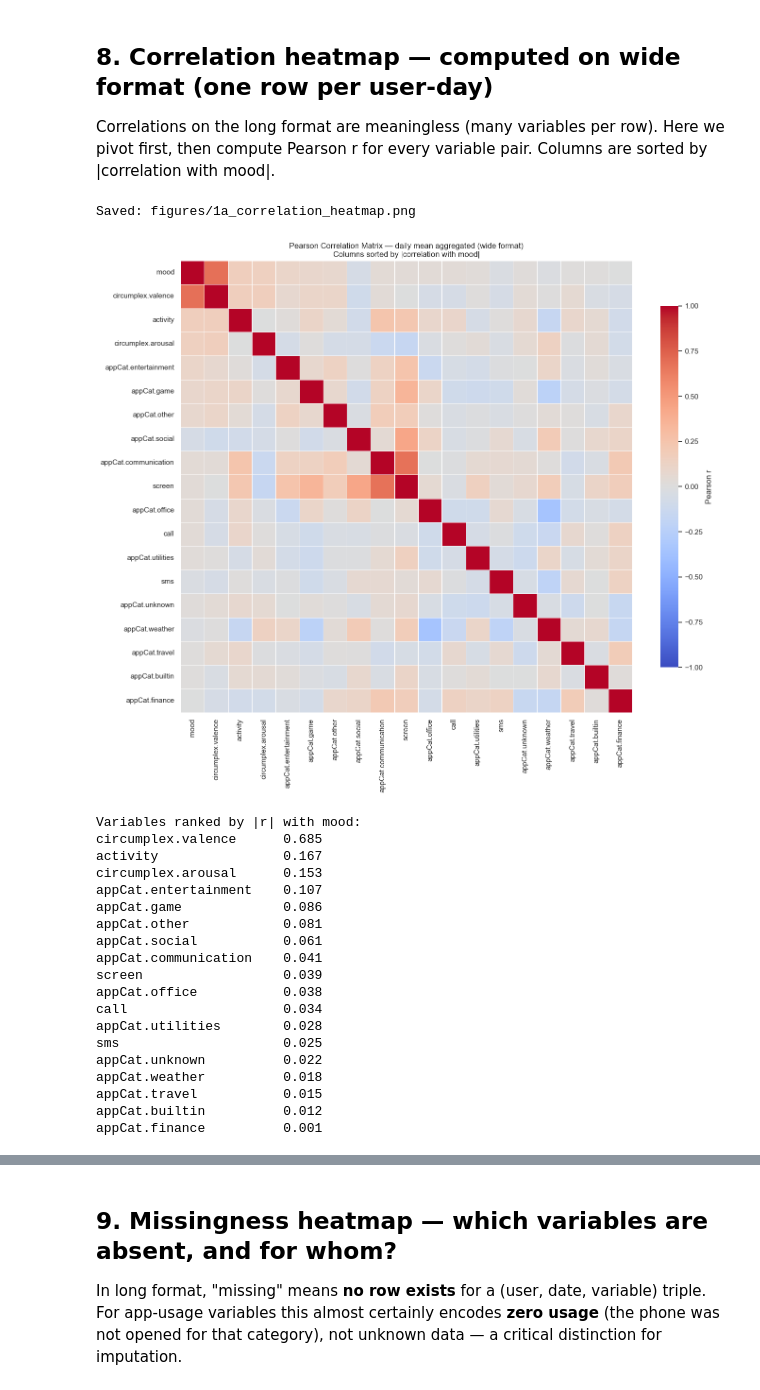
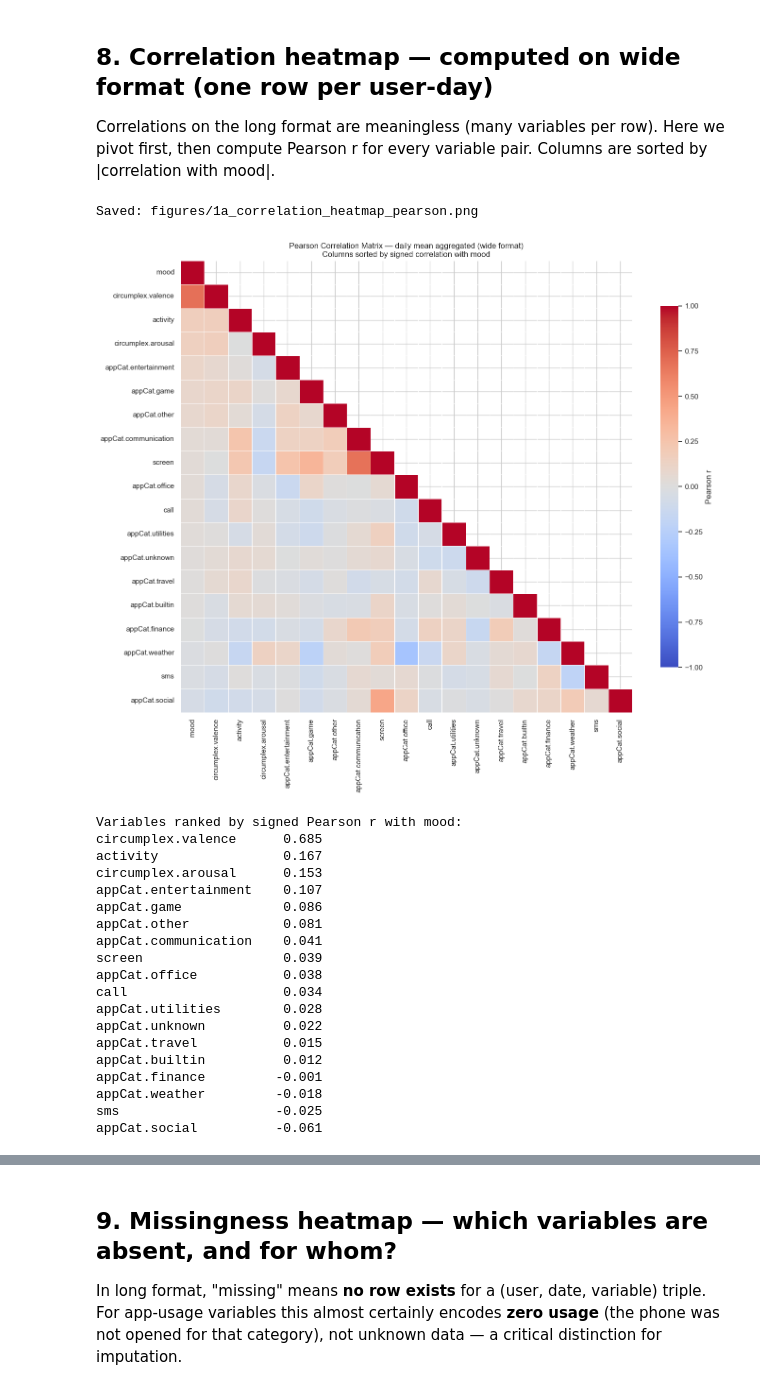
Before and after one commit to MatteoPostiferi999/DataMiningAssignment1, a Jupyter notebook: notebooks/1a_eda.ipynb, the cells around one changed output, grey strips where cells are left out. Saved outputs shown, nothing was run; the diff lists cells and outputs as text; code cells hidden in the pictures.

```diff
--- a/notebooks/1a_eda.ipynb
+++ b/notebooks/1a_eda.ipynb
@@ -629,45 +698,47 @@ dtype: int64
 
 Correlations on the long format are meaningless (many variables per row). Here we pivot first, then compute Pearson r for every variable pair. Columns are sorted by |correlation with mood|.
 # %%
-# --- Plot 6: Correlation heatmap — full variable × variable matrix (wide format) ---
+# --- Plot 6a: Pearson Correlation heatmap — lower triangle only ---
 numeric_cols = wide.select_dtypes(include='number').drop(columns=['day_of_week'], errors='ignore').columns.tolist()
-corr = wide[numeric_cols].corr()
+corr_pearson = wide[numeric_cols].corr(method='pearson')
 
-# Order: mood first, then others sorted by |correlation with mood| descending
-mood_corr_abs = corr['mood'].drop('mood').abs().sort_values(ascending=False)
-col_order = ['mood'] + mood_corr_abs.index.tolist()
-corr_sorted = corr.loc[col_order, col_order]
+# Same column order as Spearman (signed r with mood, descending)
+mood_corr_signed = corr_pearson['mood'].drop('mood').sort_values(ascending=False)
+col_order = ['mood'] + mood_corr_signed.index.tolist()
+corr_pearson_sorted = corr_pearson.loc[col_order, col_order]
+
+mask = np.triu(np.ones_like(corr_pearson_sorted, dtype=bool), k=1)
 
 fig, ax = plt.subplots(figsize=(14, 12))
-sns.heatmap(corr_sorted, cmap='coolwarm', center=0, vmin=-1, vmax=1,
+sns.heatmap(corr_pearson_sorted, mask=mask, cmap='coolwarm', center=0, vmin=-1, vmax=1,
             annot=False, linewidths=0.4, ax=ax,
             cbar_kws={'shrink': 0.8, 'label': 'Pearson r'})
-ax.set_title('Pearson Correlation Matrix — daily mean aggregated (wide format)\nColumns sorted by |correlation with mood|')
+ax.set_title('Pearson Correlation Matrix — daily mean aggregated (wide format)\nColumns sorted by signed correlation with mood')
 plt.tight_layout()
-save_figure('1a_correlation_heatmap.png')
+save_figure('1a_correlation_heatmap_pearson.png')
 plt.show()
 
-print('\nVariables ranked by |r| with mood:')
-print(corr['mood'].drop('mood').abs().sort_values(ascending=False).round(3).to_string())
+print('Variables ranked by signed Pearson r with mood:')
+print(corr_pearson['mood'].drop('mood').sort_values(ascending=False).round(3).to_string())
 # %% [output]
-Saved: figures/1a_correlation_heatmap.png
+Saved: figures/1a_correlation_heatmap_pearson.png
-[figure, old version]
+[figure, new version]
-Variables ranked by |r| with mood:
+Variables ranked by signed Pearson r with mood:
 circumplex.valence      0.685
 activity                0.167
 circumplex.arousal      0.153
 appCat.entertainment    0.107
 appCat.game             0.086
 appCat.other            0.081
-appCat.social           0.061
 appCat.communication    0.041
 screen                  0.039
 appCat.office           0.038
 call                    0.034
 appCat.utilities        0.028
-sms                     0.025
 appCat.unknown          0.022
-appCat.weather          0.018
 appCat.travel           0.015
 appCat.builtin          0.012
-appCat.finance          0.001
+appCat.finance         -0.001
+appCat.weather         -0.018
+sms                    -0.025
+appCat.social          -0.061
```
Also changed, not shown: parts of 26 cells of this notebook.
